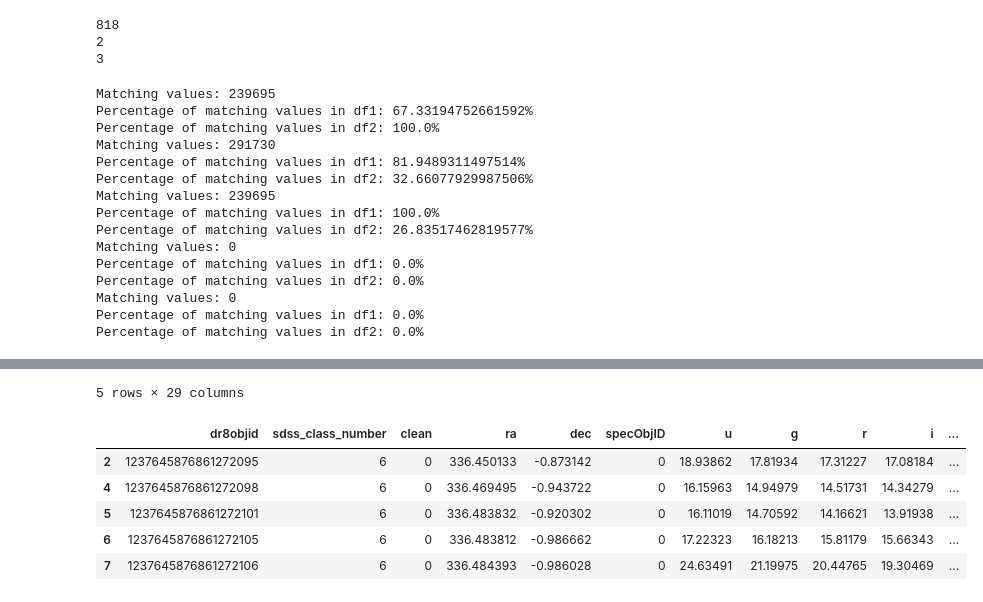
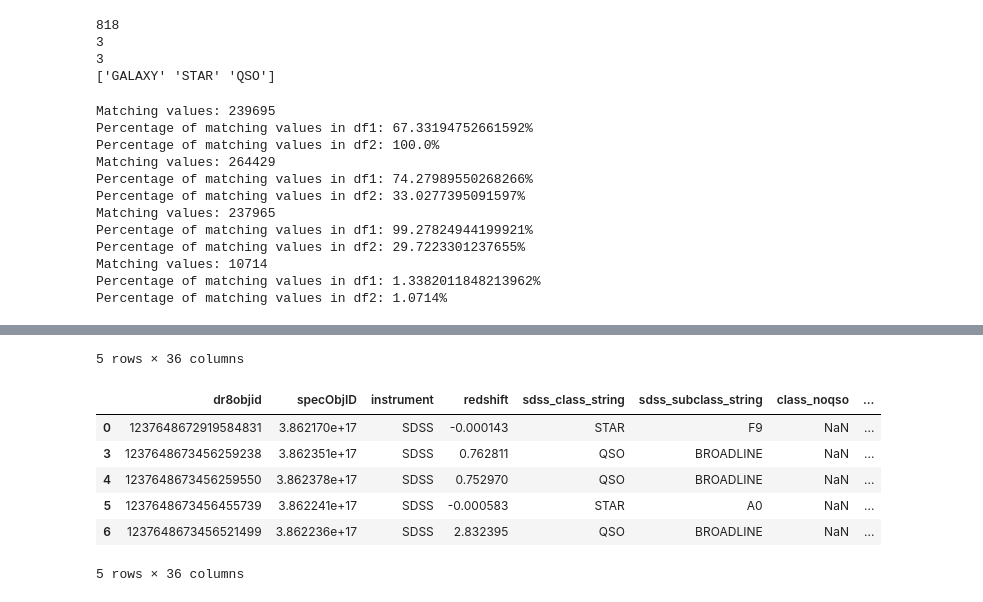
Before and after one commit to jspencermorris/galaxies_sdss, a Jupyter notebook: notebooks/jsm_eda_01.ipynb, the cells around one changed output, grey strips where cells are left out. Saved outputs shown, nothing was run; the diff lists cells and outputs as text; code cells hidden in the pictures.

```diff
--- a/notebooks/jsm_eda_01.ipynb
+++ b/notebooks/jsm_eda_01.ipynb
@@ -5,9 +5,8 @@ import pandas as pd
 # NOTE: there is one more dataset (original galaxy zoo 1) that also includes overlapping galaxy classifications, with labels spiral, elliptital, irregular...
 filename_mapping = pd.read_csv('../data/raw/gz2/gz2_filename_mapping.csv', header=0) # galaxies - includes mapping definition between image filenames and (dr7)objid
 hart16 = pd.read_csv('../data/raw/gz2/gz2_hart16.csv', header=0) # galaxies - includes detailed (sub)classification labels using dr7objid
-zooVotes = pd.read_csv('../data/raw/skyserver_sdss/skyserver_sdss_dr16_zooVotes.csv', header=0) # galaxies - includes mapping definition between dr7objid and (dr8)objid
-PhotoObj = pd.read_csv('../data/raw/skyserver_sdss/skyserver_sdss_dr16_PhotoObj.csv', header=0) # general - includes (super)classification labels and spectral intensities using (dr8)objid
-specObj = pd.read_csv('../data/raw/skyserver_sdss/skyserver_sdss_dr16_specObj.csv', header=0) # general - includes (super)classification labels and photomask intensities using (dr8)bestobjid
+dr16_galaxy = pd.read_csv('../data/raw/skyserver_sdss/dr16_galaxySpecPhoto.csv', header=0) # galaxies - includes (super)classification labels, spectral data, and photo data
+dr16_other = pd.read_csv('../data/raw/skyserver_sdss/dr16_otherSpecPhoto.csv', header=0)  # non-galaxy objects - includes (super)classification labels, spectral data, and photo data
 # %%
 # rename identifier columns for improved clarity
 filename_mapping.rename(columns={'objid':'dr7objid'}, inplace=True)
@@ -60,12 +50,16 @@ display(specObj.shape)
 # %%
 # determine number of unique labels
+
 print(len(hart16['gz2_class'].unique())) # each class is a galaxy morphology subclass
-print(len(PhotoObj['sdss_class_number'].unique())) # 3=galaxy, 6=star
-print(len(specObj['sdss_class_string'].unique())) # galaxy, star, qso
+
+print(len(dr16_galaxy['sdss_class_number'].unique())) # 3=galaxy, 6=star
+print(len(dr16_galaxy['sdss_class_string'].unique())) # galaxy, star, qso
+print(dr16_galaxy['sdss_class_string'].unique()) # print class labels for galaxy set
 # %% [output]
 818
-2
 3
+3
+['GALAXY' 'STAR' 'QSO']
 # %%
 # evaluate the number of overlapping records in different tables
 
@@ -76,50 +70,41 @@ print(f"Percentage of matching values in df1: {(len(merged_df) / len(filename_ma
 print(f"Percentage of matching values in df2: {(len(merged_df) / len(hart16)) * 100}%")
 
 # first and third tables
-merged_df = pd.merge(filename_mapping, zooVotes, left_on='dr7objid', right_on='dr7objid', how='inner')
+merged_df = pd.merge(filename_mapping, dr16_galaxy, left_on='dr7objid', right_on='dr7objid', how='inner')
 print(f"Matching values: {len(merged_df['dr7objid'].tolist())}")
 print(f"Percentage of matching values in df1: {(len(merged_df) / len(filename_mapping)) * 100}%")
-print(f"Percentage of matching values in df2: {(len(merged_df) / len(zooVotes)) * 100}%")
+print(f"Percentage of matching values in df2: {(len(merged_df) / len(dr16_galaxy)) * 100}%")
 
 # second and third tables
-merged_df = pd.merge(hart16, zooVotes, left_on='dr7objid', right_on='dr7objid', how='inner')
+merged_df = pd.merge(hart16, dr16_galaxy, left_on='dr7objid', right_on='dr7objid', how='inner')
 print(f"Matching values: {len(merged_df['dr7objid'].tolist())}")
 print(f"Percentage of matching values in df1: {(len(merged_df) / len(hart16)) * 100}%")
-print(f"Percentage of matching values in df2: {(len(merged_df) / len(zooVotes)) * 100}%")
+print(f"Percentage of matching values in df2: {(len(merged_df) / len(dr16_galaxy)) * 100}%")
 
 # first and fourth tables
 
 # second and fourth tables
 
 # third and fourth tables
-merged_df = pd.merge(zooVotes, PhotoObj['dr8objid'], left_on='dr8objid', right_on='dr8objid', how='inner')
+merged_df = pd.merge(dr16_galaxy, dr16_other['dr8objid'], left_on='dr8objid', right_on='dr8objid', how='inner')
 print(f"Matching values: {len(merged_df['dr8objid'].tolist())}")
-print(f"Percentage of matching values in df1: {(len(merged_df) / len(zooVotes)) * 100}%")
-print(f"Percentage of matching values in df2: {(len(merged_df) / len(PhotoObj)) * 100}%")
-
-# fourth and fifth tables
-merged_df = pd.merge(PhotoObj['dr8objid'], specObj['dr8objid'], left_on='dr8objid', right_on='dr8objid', how='inner')
-print(f"Matching values: {len(merged_df['dr8objid'].tolist())}")
-print(f"Percentage of matching values in df1: {(len(merged_df) / len(PhotoObj)) * 100}%")
-print(f"Percentage of matching values in df2: {(len(merged_df) / len(specObj)) * 100}%")
+print(f"Percentage of matching values in df1: {(len(merged_df) / len(dr16_galaxy)) * 100}%")
+print(f"Percentage of matching values in df2: {(len(merged_df) / len(dr16_other)) * 100}%")
 # %% [output]
 Matching values: 239695
 Percentage of matching values in df1: 67.33194752661592%
 Percentage of matching values in df2: 100.0%
-Matching values: 291730
-Percentage of matching values in df1: 81.9489311497514%
-Percentage of matching values in df2: 32.66077929987506%
-Matching values: 239695
-Percentage of matching values in df1: 100.0%
-Percentage of matching values in df2: 26.83517462819577%
-Matching values: 0
-Percentage of matching values in df1: 0.0%
-Percentage of matching values in df2: 0.0%
-Matching values: 0
-Percentage of matching values in df1: 0.0%
-Percentage of matching values in df2: 0.0%
+Matching values: 264429
+Percentage of matching values in df1: 74.27989550268266%
+Percentage of matching values in df2: 33.0277395091597%
+Matching values: 237965
+Percentage of matching values in df1: 99.27824944199921%
+Percentage of matching values in df2: 29.7223301237655%
+Matching values: 10714
+Percentage of matching values in df1: 1.3382011848213962%
+Percentage of matching values in df2: 1.0714%
 # %%
 # investigate some star data
-display(specObj[specObj['sdss_class_string']=='STAR'].head(5))
-display(PhotoObj[PhotoObj['sdss_class_number']==6].head(5))
+display(dr16_other[dr16_other['sdss_class_string']=='STAR'].head(5))
+display(dr16_other[dr16_other['sdss_class_number']==6].head(5))
 # %% [output]
@@ -132,7 +117,8 @@ display(PhotoObj[PhotoObj['sdss_class_number']==6].head(5))
-5 rows × 29 columns
+5 rows × 36 columns
-|  | dr8objid | sdss_class_number | clean | ra | dec | specObjID | u | g | r | i | ... |
-| 2 | 1237645876861272095 | 6 | 0 | 336.450133 | -0.873142 | 0 | 18.93862 | 17.81934 | 17.31227 | 17.08184 | ... |
-| 4 | 1237645876861272098 | 6 | 0 | 336.469495 | -0.943722 | 0 | 16.15963 | 14.94979 | 14.51731 | 14.34279 | ... |
-| 5 | 1237645876861272101 | 6 | 0 | 336.483832 | -0.920302 | 0 | 16.11019 | 14.70592 | 14.16621 | 13.91938 | ... |
-| 6 | 1237645876861272105 | 6 | 0 | 336.483812 | -0.986662 | 0 | 17.22323 | 16.18213 | 15.81179 | 15.66343 | ... |
-| 7 | 1237645876861272106 | 6 | 0 | 336.484393 | -0.986028 | 0 | 24.63491 | 21.19975 | 20.44765 | 19.30469 | ... |
+|  | dr8objid | specObjID | instrument | redshift | sdss_class_string | sdss_subclass_string | class_noqso | ... |
+| 0 | 1237648672919584831 | 3.862170e+17 | SDSS | -0.000143 | STAR | F9 | NaN | ... |
+| 3 | 1237648673456259238 | 3.862351e+17 | SDSS | 0.762811 | QSO | BROADLINE | NaN | ... |
+| 4 | 1237648673456259550 | 3.862378e+17 | SDSS | 0.752970 | QSO | BROADLINE | NaN | ... |
+| 5 | 1237648673456455739 | 3.862241e+17 | SDSS | -0.000583 | STAR | A0 | NaN | ... |
+| 6 | 1237648673456521499 | 3.862236e+17 | SDSS | 2.832395 | QSO | BROADLINE | NaN | ... |
+5 rows × 36 columns
```
Also changed, not shown: parts of 4 cells of this notebook, 1 other file.
